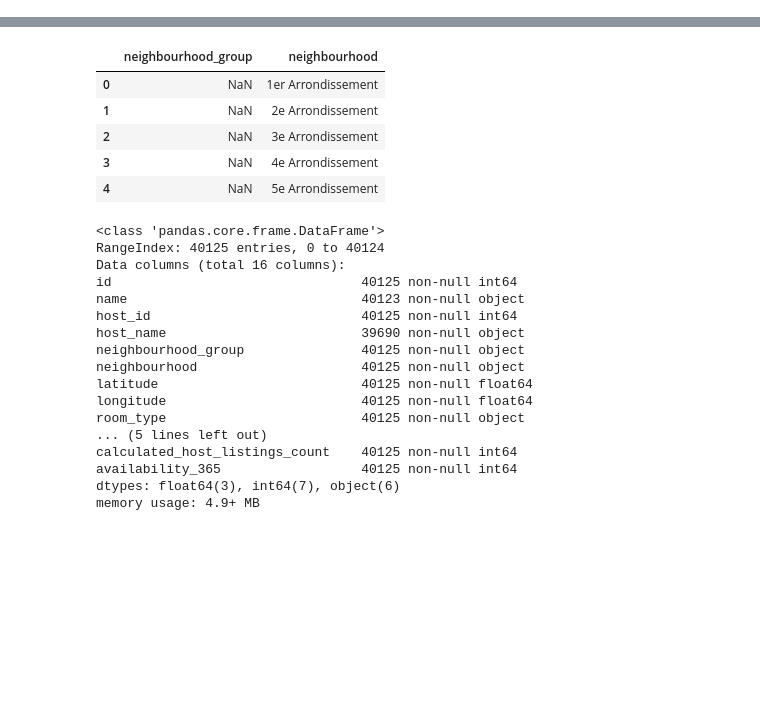
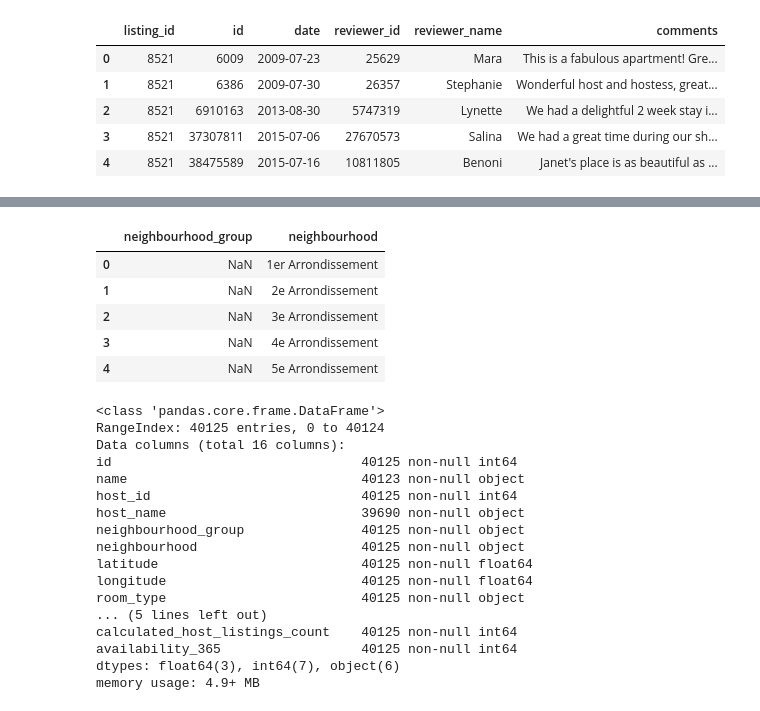
Before and after one commit to jmanjo123/ETLProject, a Jupyter notebook: Cambridge_Airbnb.ipynb, the cells around one changed output, grey strips where cells are left out. Saved outputs shown, nothing was run; the diff lists cells and outputs as text; code cells hidden in the pictures; blank space fills up the shorter version.

```diff
--- a/Los Angeles_Listings.ipynb
+++ b/Cambridge_Airbnb.ipynb
@@ -11 +24,13 @@ sns.set(font_scale=1.5)
+# %%
+# Cambridge Reviews -> CSV file
+cambridge_path_reviews = "C:/Users/maria/Desktop/DATA SCIENCE BOOTCAMP/PROJECTS/ETLProject/Resources/Cambridge_Reviews.csv"
+cambridge_reviews = pd.read_csv(cambridge_path_reviews)
+cambridge_reviews.head()
+# %% [output]
+|  | listing_id | id | date | reviewer_id | reviewer_name | comments |
+| 0 | 8521 | 6009 | 2009-07-23 | 25629 | Mara | This is a fabulous apartment! Gre... |
+| 1 | 8521 | 6386 | 2009-07-30 | 26357 | Stephanie | Wonderful host and hostess, great... |
+| 2 | 8521 | 6910163 | 2013-08-30 | 5747319 | Lynette | We had a delightful 2 week stay i... |
+| 3 | 8521 | 37307811 | 2015-07-06 | 27670573 | Salina | We had a great time during our sh... |
+| 4 | 8521 | 38475589 | 2015-07-16 | 10811805 | Benoni | Janet's place is as beautiful as ... |
 # %%
```
Also changed, not shown: parts of 4 cells of this notebook, 2 other files.
